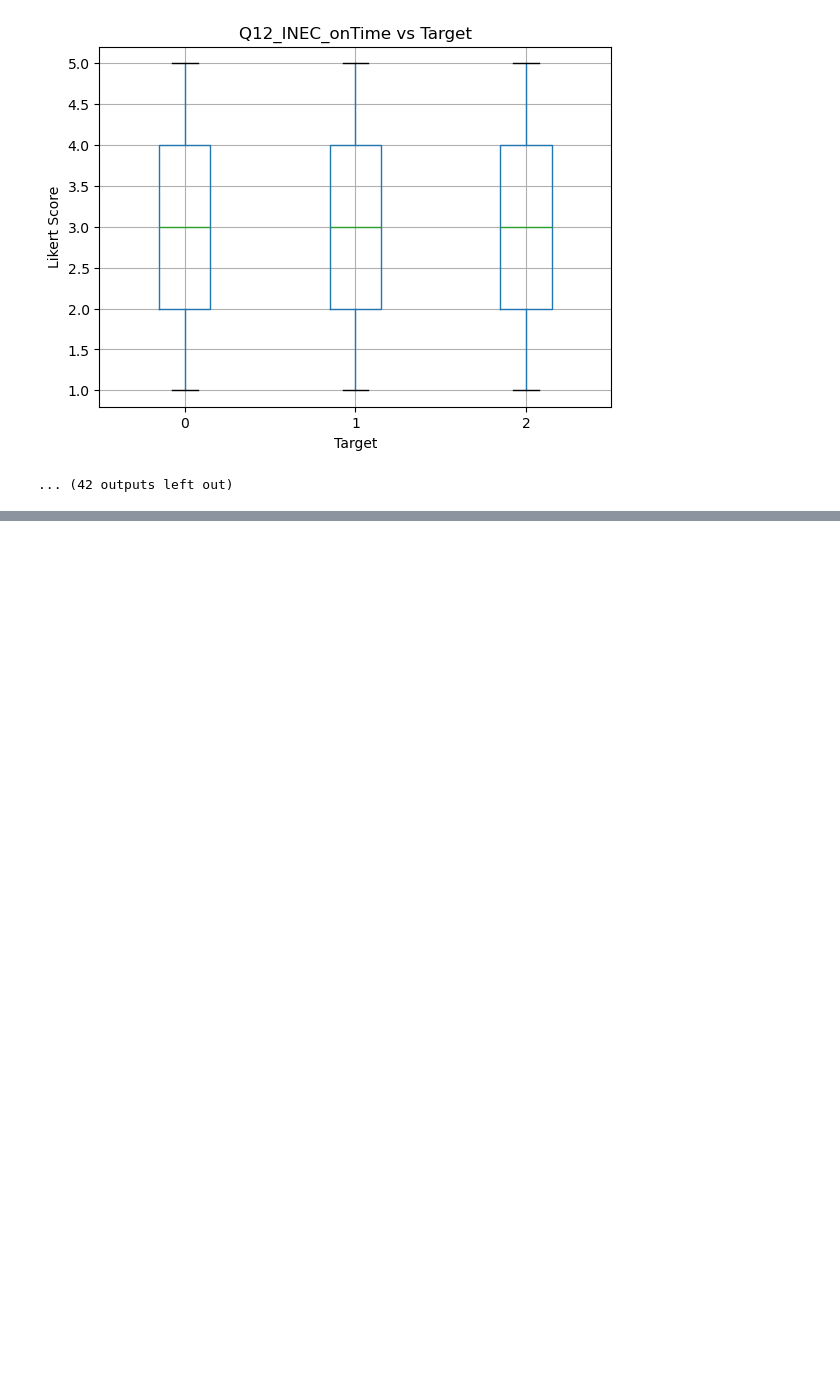
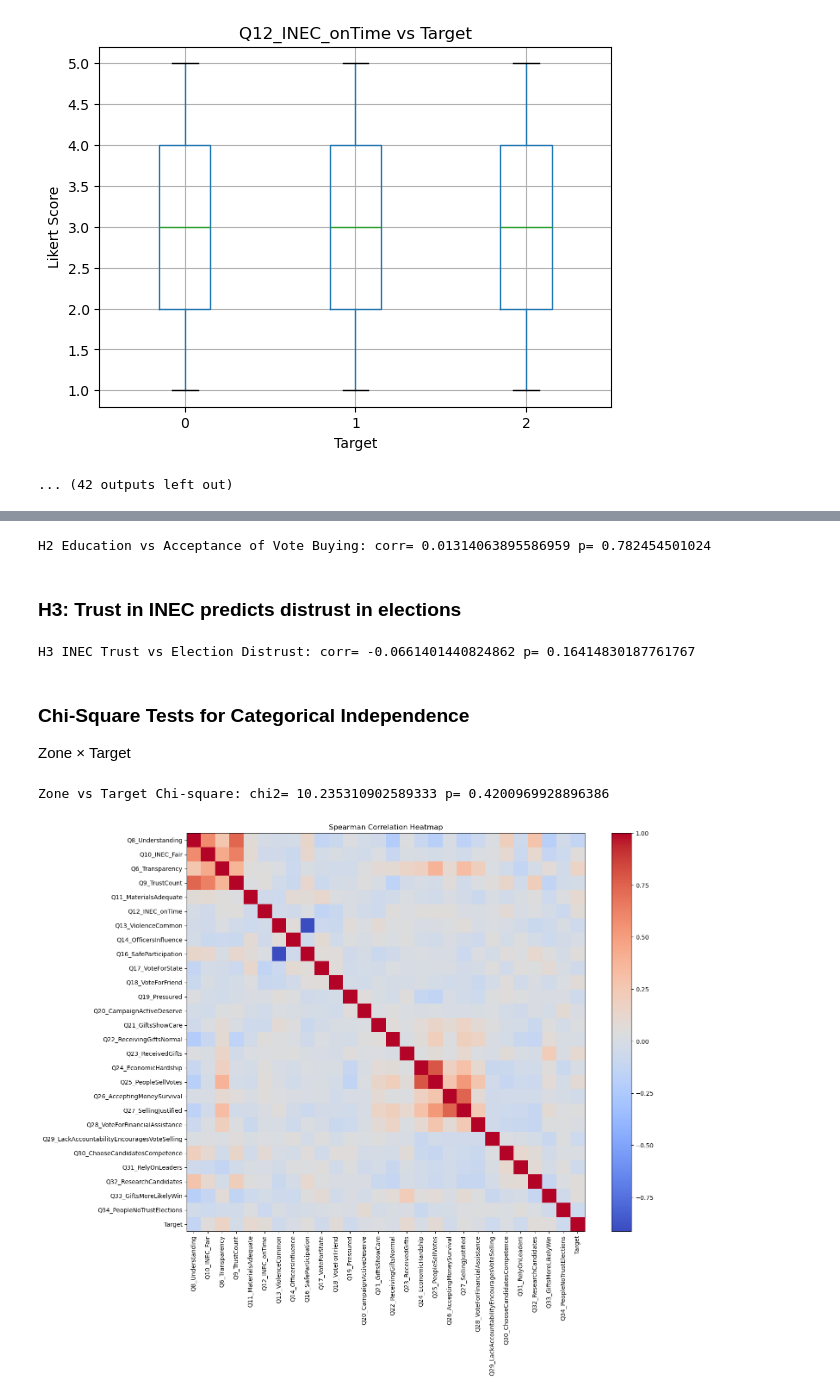
Before and after one commit to monkeyband114/Blockchaindataanalysis, a Jupyter notebook: EDA on system.ipynb, the cells around one changed output, grey strips where cells are left out. Drawn from its saved outputs; the diff is of its cells as text; code cells hidden in the pictures; blank space fills up the shorter version.

```diff
--- a/EDA on system.ipynb
+++ b/EDA on system.ipynb
@@ -323,0 +316,33 @@ for col in likert_cols:
+# %%
+corr, p = spearmanr(df["HighestEducation"], df["Q26_AcceptingMoneySurvival"])
+print("H2 Education vs Acceptance of Vote Buying: corr=", corr, "p=", p)
+# %% [output]
+H2 Education vs Acceptance of Vote Buying: corr= 0.01314063895586959 p= 0.782454501024
+# %% [markdown]
+### H3: Trust in INEC predicts distrust in elections
+# %%
+corr, p = spearmanr(df["Q10_INEC_Fair"], df["Q34_PeopleNoTrustElections"])
+print("H3 INEC Trust vs Election Distrust: corr=", corr, "p=", p)
+# %% [output]
+H3 INEC Trust vs Election Distrust: corr= -0.0661401440824862 p= 0.16414830187761767
+# %% [markdown]
+### Chi-Square Tests for Categorical Independence
+Zone × Target
+# %%
+table = pd.crosstab(df["Zone"], df["Target"])
+chi2, p, dof, exp = chi2_contingency(table)
+print("Zone vs Target Chi-square: chi2=", chi2, "p=", p)
+# %% [output]
+Zone vs Target Chi-square: chi2= 10.235310902589333 p= 0.4200969928896386
+# %%
+plt.figure(figsize=(16,12))
+corr = df[likert_cols + ["Target"]].corr(method='spearman')
+
+plt.imshow(corr, cmap='coolwarm', interpolation='nearest')
+plt.colorbar()
+plt.xticks(range(len(corr.columns)), corr.columns, rotation=90)
+plt.yticks(range(len(corr.columns)), corr.columns)
+plt.title("Spearman Correlation Heatmap")
+plt.show()
+# %% [output]
+[figure, added]
```
Also changed, not shown: parts of 5 cells of this notebook.
